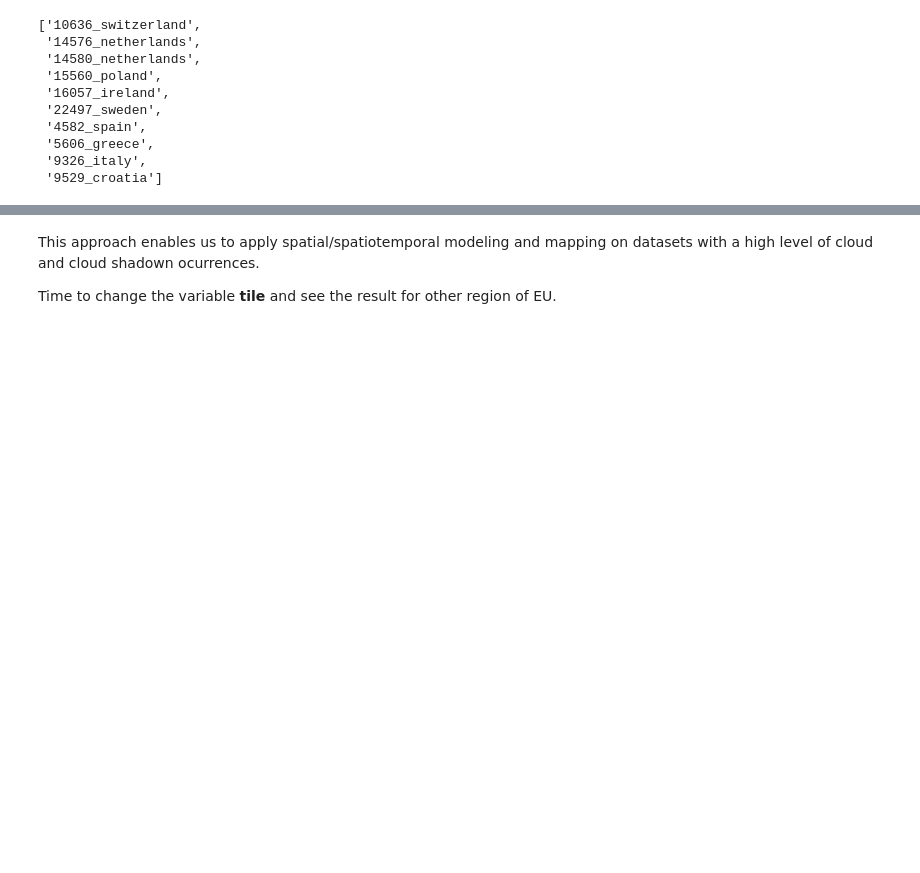
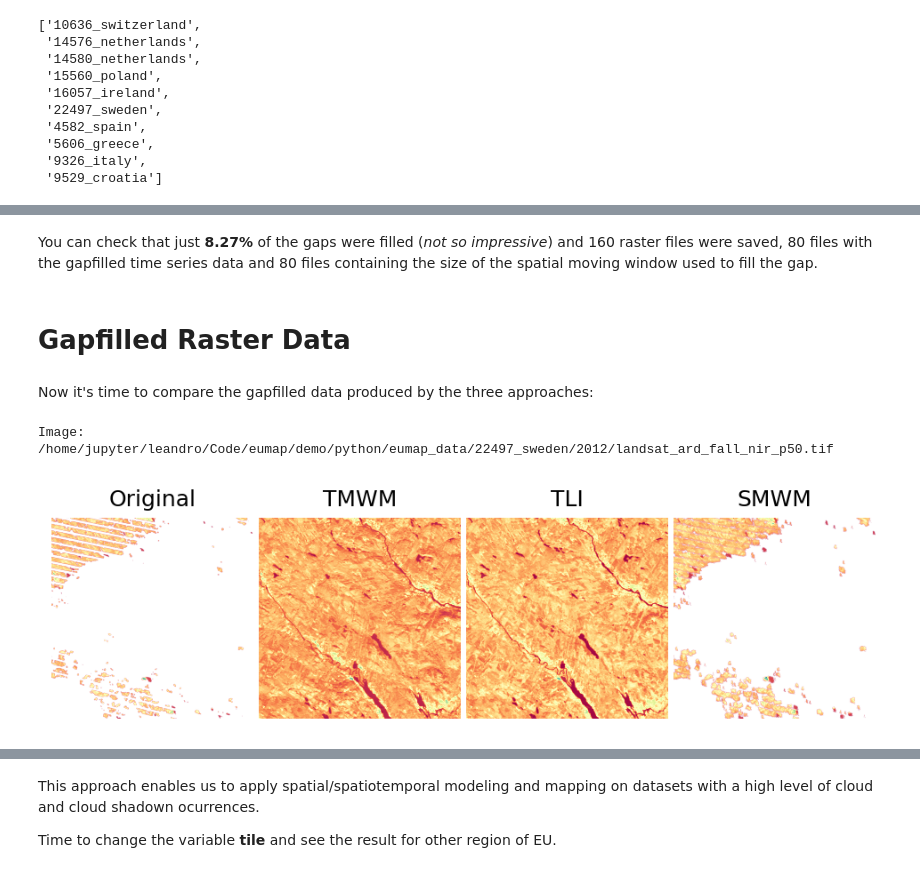
Before and after one commit to openlandmap/scikit-map, a Jupyter notebook: demo/python/01_temporal_gapfilling.ipynb, the cells around one changed output, grey strips where cells are left out. Drawn from its saved outputs; the diff is of its cells as text; code cells hidden in the pictures; blank space fills up the shorter version.

```diff
--- a/demo/python/01_temporal_gapfilling.ipynb
+++ b/demo/python/01_temporal_gapfilling.ipynb
@@ -113,0 +202,6 @@ plotter.plot_rasters(
+# %%
+space_win_list = range(5, 21, 5)
+print(f'space_win_list = {list(space_win_list)}')
+smwm = gapfiller.SMWM(fn_files=fn_rasters,  space_win_list = range(5, 21, 5))
+data_smwm = smwm.run()
+fn_rasters_smwm = smwm.save_rasters('./gapfilled_smwm', data_type='uint8')
@@ -113,0 +215,28 @@ plotter.plot_rasters(
+# %% [markdown]
+You can check that just **8.27%** of the gaps were filled (*not so impressive*) and 160 raster files were saved, 80 files with the gapfilled time series data and 80 files containing the size of the spatial moving window used to fill the gap.
+# %% [markdown]
+# Gapfilled Raster Data
+# %% [markdown]
+Now it's time to compare the gapfilled data produced by the three approaches:
+# %%
+from pyeumap import plotter
+
+i = 51
+img_gaps = fn_rasters[i]
+img_gapfilled_tmwm = fn_rasters_tmwm[i*2]
+img_gapfilled_tli = fn_rasters_tli[i*2]
+img_gapfilled_smwm = fn_rasters_smwm[i*2]
+
+print(f'Image: {img_gaps}')
+plotter.plot_rasters(
+    img_gaps,
+    img_gapfilled_tmwm,
+    img_gapfilled_tli,
+    img_gapfilled_smwm,
+    cmaps='Spectral',
+    figsize=8,
+    titles=['Original', 'TMWM', 'TLI', 'SMWM'],
+)
+# %% [output]
+Image: /home/jupyter/leandro/Code/eumap/demo/python/eumap_data/22497_sweden/2012/landsat_ard_fall_nir_p50.tif
+[figure, added]
```
Also changed, not shown: parts of 37 cells of this notebook, 2 other files.
